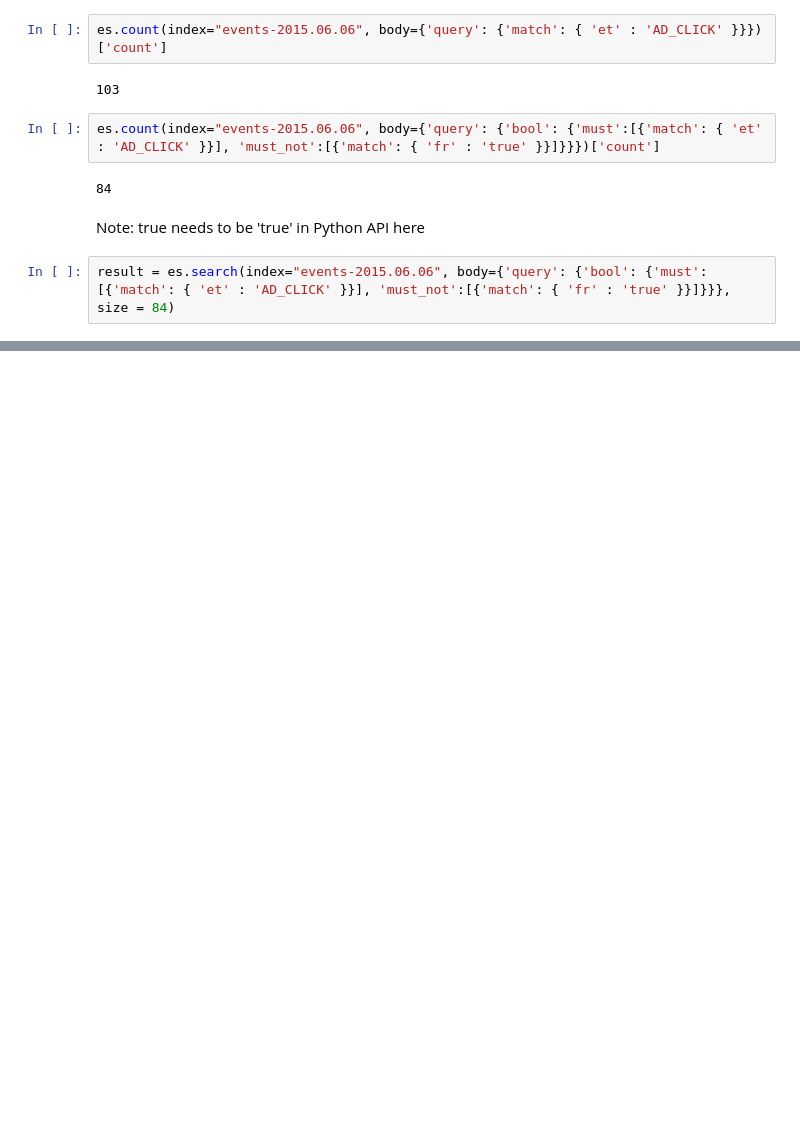
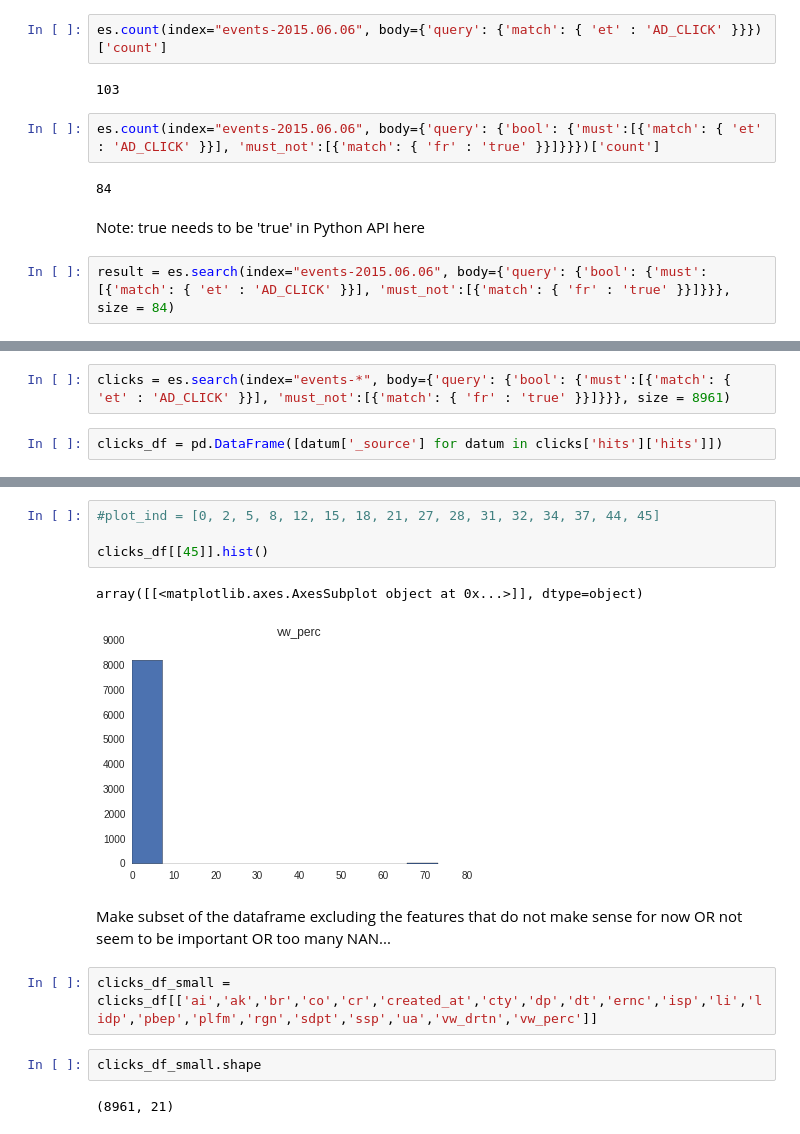
Before and after one commit to hellowendy/Insight_Data_Science, a Jupyter notebook: notebook/Zenit_data_explotary.ipynb, the cells around one changed output, grey strips where cells are left out. Cells and saved outputs as stored; diff of their text form; blank space fills up the shorter version.

```diff
--- a/notebook/Zenit_data_explotary.ipynb
+++ b/notebook/Zenit_data_explotary.ipynb
@@ -91,0 +148,4 @@ pd.DataFrame
+# %%
+clicks = es.search(index="events-*", body={'query': {'bool': {'must':[{'match': { 'et' : 'AD_CLICK' }}], 'must_not':[{'match': { 'fr' : 'true' }}]}}}, size = 8961)
+# %%
+clicks_df = pd.DataFrame([datum['_source'] for datum in clicks['hits']['hits']])
@@ -91,0 +224,15 @@ pd.DataFrame
+# %%
+#plot_ind = [0, 2, 5, 8, 12, 15, 18, 21, 27, 28, 31, 32, 34, 37, 44, 45]
+
+clicks_df[[45]].hist()
+# %% [output]
+array([[<matplotlib.axes.AxesSubplot object at 0x...>]], dtype=object)
+[figure, added]
+# %% [markdown]
+Make subset of the dataframe excluding the features that do not make sense for now OR not seem to be important OR too many NAN...
+# %%
+clicks_df_small = clicks_df[['ai','ak','br','co','cr','created_at','cty','dp','dt','ernc','isp','li','lidp','pbep','plfm','rgn','sdpt','ssp','ua','vw_drtn','vw_perc']]
+# %%
+clicks_df_small.shape
+# %% [output]
+(8961, 21)
```
Also changed, not shown: parts of 24 cells of this notebook.
